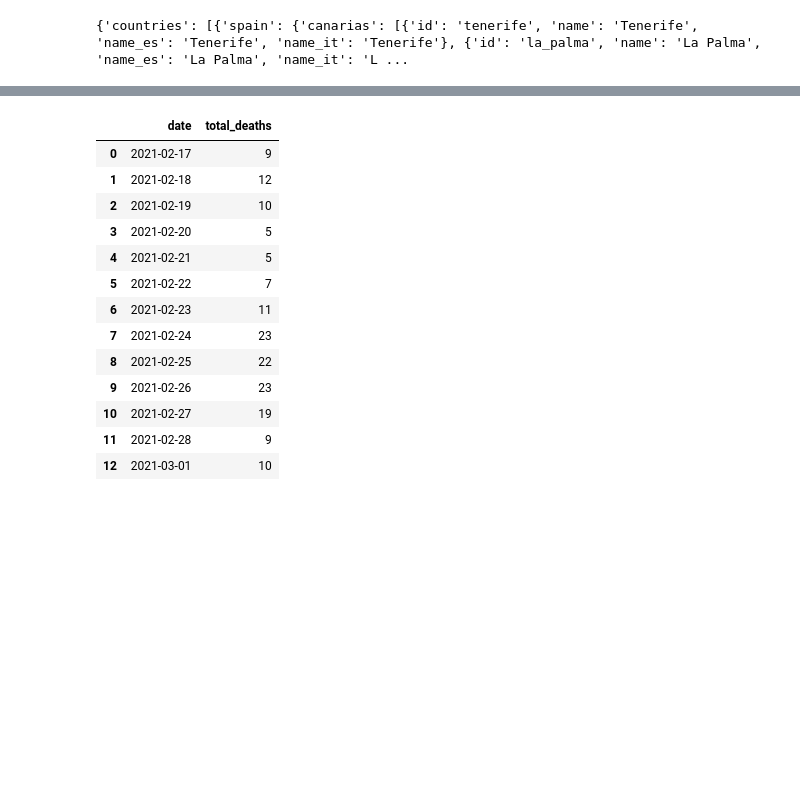
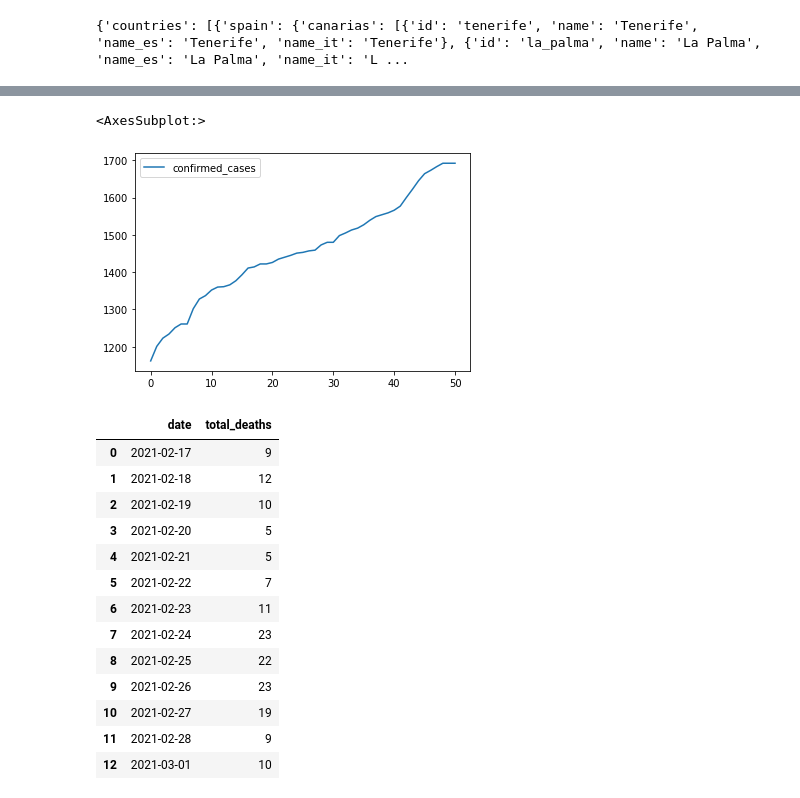
Before and after one commit to lbrutton/covid_dashboard, a Jupyter notebook: covid_dashboard_notes.ipynb, the cells around one changed output, grey strips where cells are left out. Saved outputs shown, nothing was run; the diff lists cells and outputs as text; code cells hidden in the pictures; blank space fills up the shorter version.

```diff
--- a/covid_dashboard_notes.ipynb
+++ b/covid_dashboard_notes.ipynb
@@ -161,3 +74,14 @@ df
+# %%
+confirmed_cases = []
+for day in response.json()['dates']:
+    today_confirmed = response.json()['dates'][day]['countries']['Spain']['regions'][0]['sub_regions'][0]['today_confirmed']
+    confirmed_cases.append({'date': day, 'confirmed_cases': today_confirmed})
+confirmed_cases = pd.DataFrame(confirmed_cases)
+# %%
+confirmed_cases.plot()
+# %% [output]
+<AxesSubplot:>
+[figure, added]
 # %%
 new_cases_t2wk = []
 for date in response.json()['dates']:
```
Also changed, not shown: parts of 16 cells of this notebook, 4 other files.
